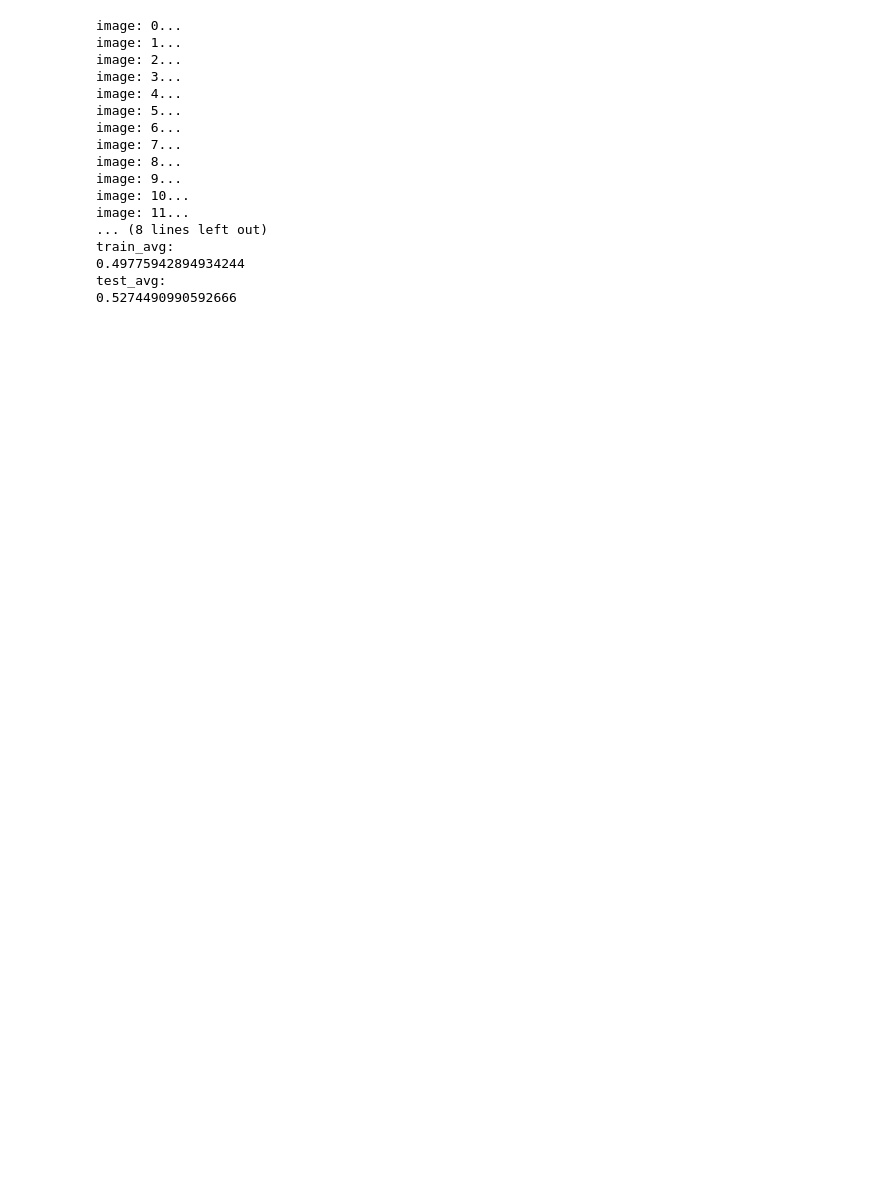
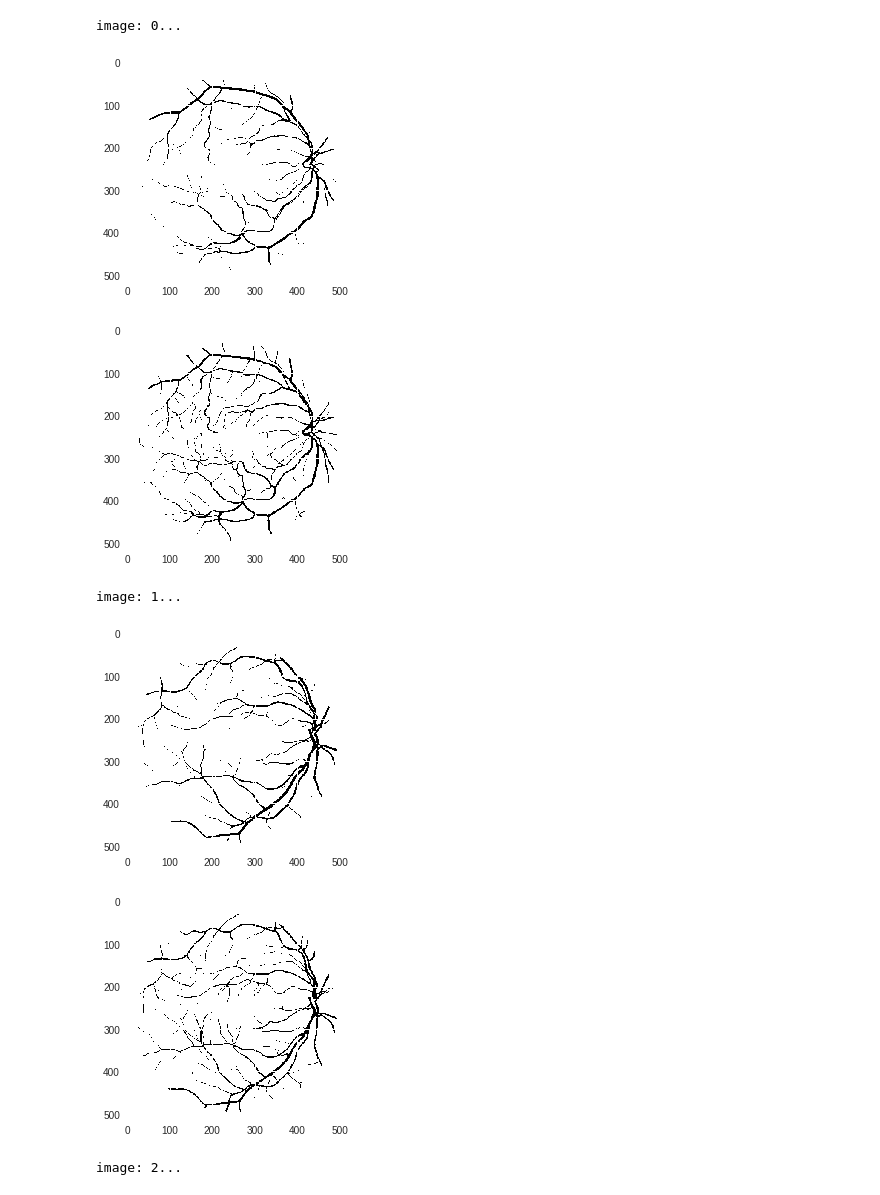
Before and after one commit to eliasingi12/DEEP_U-net_Project, a Jupyter notebook: VS_code_notebook.ipynb, the cells around one changed output. Cells and saved outputs as stored; diff of their text form; code cells hidden in the pictures; blank space fills up the shorter version.

```diff
--- a/VS_code_notebook.ipynb
+++ b/VS_code_notebook.ipynb
@@ -308,34 +362,28 @@ plt.show()
 # %%
 # check iou of test and train data
-train_sum = 0
+#train_sum = 0
 test_sum = 0
-for i in range(len(train_pred)):
+for i in range(len(test_pred)):
     print("image: " + str(i) + "...")
     train_iou = iou(img2bin(train_pred[i]), img2bin(train_target[i]))
     test_iou = iou(img2bin(test_pred[i]), img2bin(test_target[i]))
+    plt.imshow(img2bin(test_pred[i]), interpolation='nearest')
+    plt.show()
+    plt.imshow(img2bin(test_target[i]), interpolation='nearest')
+    plt.show()
     train_sum += train_iou
     test_sum += test_iou
 
 print("train_avg: ")
 print(train_sum/len(train_pred))
 
 print("test_avg: ")
-print(test_sum/len(train_pred))
+print(test_sum/len(test_pred))
 # %% [output]
 image: 0...
-image: 1...
-image: 2...
-image: 3...
-image: 4...
-image: 5...
-image: 6...
-image: 7...
-image: 8...
-image: 9...
-image: 10...
-image: 11...
-... (8 lines left out)
-train_avg:
-0.49775942894934244
-test_avg:
-0.5274490990592666
+[figure, added]
+[figure, added]
+image: 1...
+[figure, added]
+[figure, added]
+image: 2...
```
Also changed, not shown: parts of 10 cells of this notebook.
